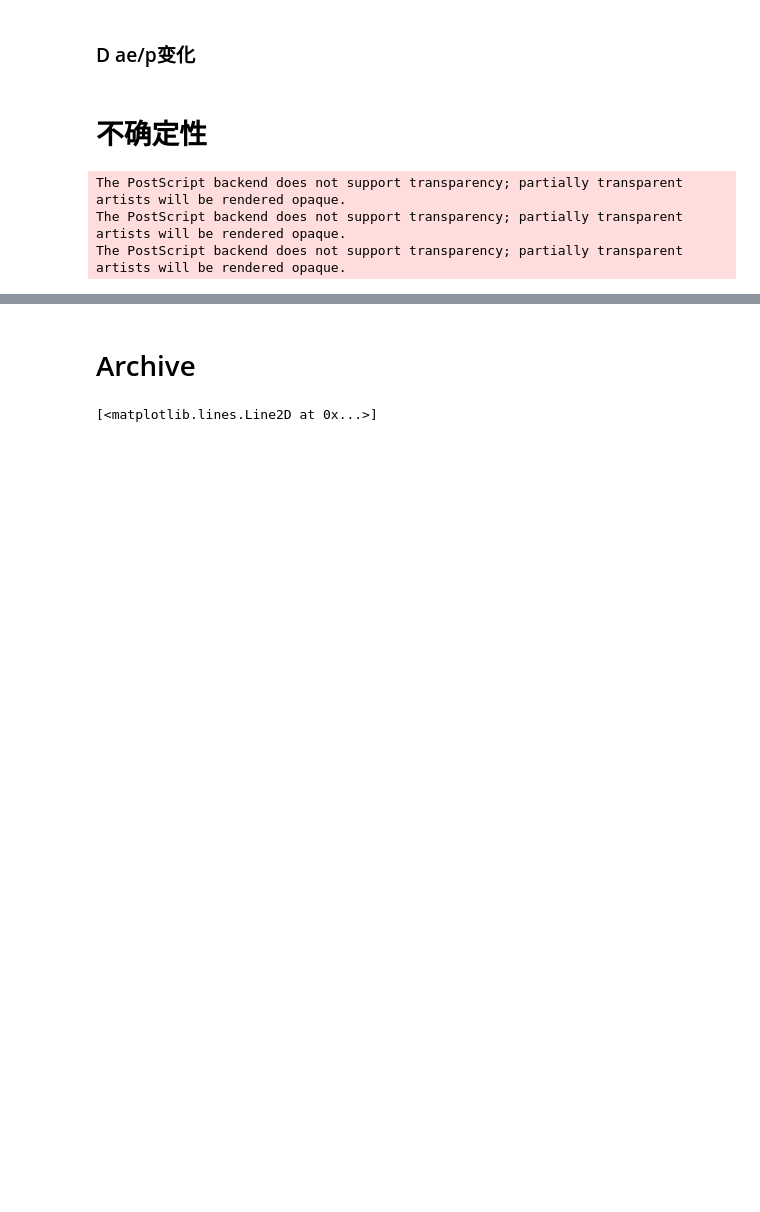
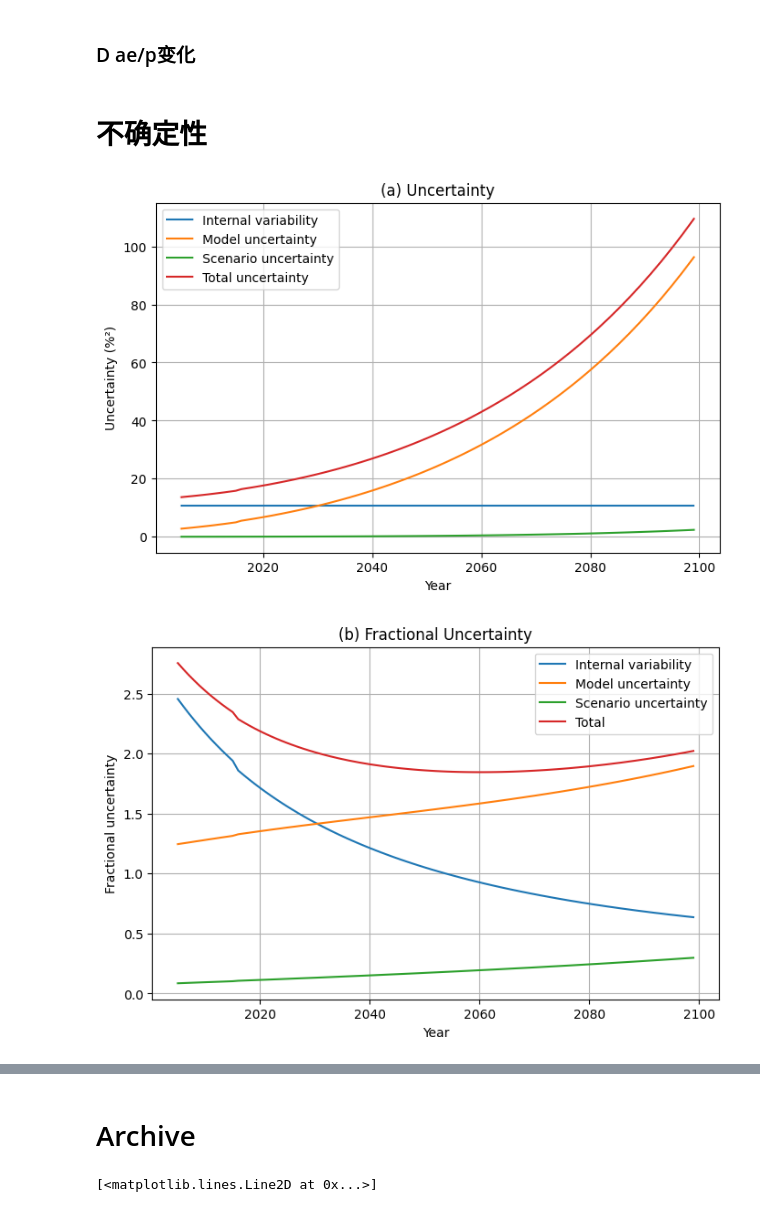
Before and after one commit to ZhongruiNing/FNRD, a Jupyter notebook: plot.ipynb, the cells around one changed output, grey strips where cells are left out. Saved outputs shown, nothing was run; the diff lists cells and outputs as text; code cells hidden in the pictures; blank space fills up the shorter version.

```diff
--- a/plot.ipynb
+++ b/plot.ipynb
@@ -1316,12 +1322,23 @@ n_models = 18
 
 gcms_list = ["ACCESS_CM2", "ACCESS_ESM1_5", "CanESM5", "CAS_ESM2_0", "CNRM_CM6_1", "EC_Earth3", "EC_Earth3_Veg_LR", "FGOALS_g3", "GFDL_ESM4", "GISS_E2_1_G", "GISS_E2_1_H", "INM_CM4_8", "INM_CM5_0", "IPSL_CM6A_LR", "MIROC6", "MRI_ESM2_0", "NorESM2_LM", "NorESM2_MM"]
 
-hist_data = pd.read_csv("../data/global_mean_series/gcm_bc/pr/pr_historical_global_mean_series.txt", sep='\t', parse_dates=['Time'], index_col='Time').resample("YS").sum(min_count=1)[gcms_list]['1860-01-01':'2014-12-31']
+# hist_data = pd.read_csv("../data/global_mean_series/gcm_ds/pr/pr_historical_global_mean_series.txt", sep='\t', parse_dates=['Time'], index_col='Time').resample("YS").sum(min_count=1)[gcms_list]['1860-01-01':'2014-12-31']
+# ssp126_data = pd.read_csv("../data/global_mean_series/gcm_ds/pr/pr_ssp126_global_mean_series.txt", sep='\t', parse_dates=['Time'], index_col='Time').resample("YS").sum(min_count=1)[gcms_list]['2016-01-01':'2099-12-31']
+# ssp245_data = pd.read_csv("../data/global_mean_series/gcm_ds/pr/pr_ssp245_global_mean_series.txt", sep='\t', parse_dates=['Time'], index_col='Time').resample("YS").sum(min_count=1)[gcms_list]['2016-01-01':'2099-12-31']
+# ssp370_data = pd.read_csv("../data/global_mean_series/gcm_ds/pr/pr_ssp370_global_mean_series.txt", sep='\t', parse_dates=['Time'], index_col='Time').resample("YS").sum(min_count=1)[gcms_list]['2016-01-01':'2099-12-31']
+# ssp585_data = pd.read_csv("../data/global_mean_series/gcm_ds/pr/pr_ssp585_global_mean_series.txt", sep='\t', parse_dates=['Time'], index_col='Time').resample("YS").sum(min_count=1)[gcms_list]['2016-01-01':'2099-12-31']
 
-ssp126_data = pd.read_csv("../data/global_mean_series/gcm_bc/pr/pr_ssp126_global_mean_series.txt", sep='\t', parse_dates=['Time'], index_col='Time').resample("YS").sum(min_count=1)[gcms_list]['2016-01-01':'2099-12-31']
-ssp245_data = pd.read_csv("../data/global_mean_series/gcm_bc/pr/pr_ssp245_global_mean_series.txt", sep='\t', parse_dates=['Time'], index_col='Time').resample("YS").sum(min_count=1)[gcms_list]['2016-01-01':'2099-12-31']
-ssp370_data = pd.read_csv("../data/global_mean_series/gcm_bc/pr/pr_ssp370_global_mean_series.txt", sep='\t', parse_dates=['Time'], index_col='Time').resample("YS").sum(min_count=1)[gcms_list]['2016-01-01':'2099-12-31']
-ssp585_data = pd.read_csv("../data/global_mean_series/gcm_bc/pr/pr_ssp585_global_mean_series.txt", sep='\t', parse_dates=['Time'], index_col='Time').resample("YS").sum(min_count=1)[gcms_list]['2016-01-01':'2099-12-31']
+# hist_data = pd.read_csv("../data/global_mean_series/gcm_ds/pet/pet_historical_global_mean_series.txt", sep='\t', parse_dates=['Time'], index_col='Time').resample("YS").sum(min_count=1)[gcms_list]['1860-01-01':'2014-12-31']
+# ssp126_data = pd.read_csv("../data/global_mean_series/gcm_ds/pet/pet_ssp126_global_mean_series.txt", sep='\t', parse_dates=['Time'], index_col='Time').resample("YS").sum(min_count=1)[gcms_list]['2016-01-01':'2099-12-31']
+# ssp245_data = pd.read_csv("../data/global_mean_series/gcm_ds/pet/pet_ssp245_global_mean_series.txt", sep='\t', parse_dates=['Time'], index_col='Time').resample("YS").sum(min_count=1)[gcms_list]['2016-01-01':'2099-12-31']
+# ssp370_data = pd.read_csv("../data/global_mean_series/gcm_ds/pet/pet_ssp370_global_mean_series.txt", sep='\t', parse_dates=['Time'], index_col='Time').resample("YS").sum(min_count=1)[gcms_list]['2016-01-01':'2099-12-31']
+# ssp585_data = pd.read_csv("../data/global_mean_series/gcm_ds/pet/pet_ssp585_global_mean_series.txt", sep='\t', parse_dates=['Time'], index_col='Time').resample("YS").sum(min_count=1)[gcms_list]['2016-01-01':'2099-12-31']
+
+hist_data = pd.read_csv("../data/global_mean_series/FNRD/natural_runoff/natural_runoff_historical_global_mean_series.txt", sep='\t', parse_dates=['Time'], index_col='Time').resample("YS").sum(min_count=1)[gcms_list]['1860-01-01':'2014-12-31']
+ssp126_data = pd.read_csv("../data/global_mean_series/FNRD/natural_runoff/natural_runoff_ssp126_global_mean_series.txt", sep='\t', parse_dates=['Time'], index_col='Time').resample("YS").sum(min_count=1)[gcms_list]['2016-01-01':'2099-12-31']
+ssp245_data = pd.read_csv("../data/global_mean_series/FNRD/natural_runoff/natural_runoff_ssp245_global_mean_series.txt", sep='\t', parse_dates=['Time'], index_col='Time').resample("YS").sum(min_count=1)[gcms_list]['2016-01-01':'2099-12-31']
+ssp370_data = pd.read_csv("../data/global_mean_series/FNRD/natural_runoff/natural_runoff_ssp370_global_mean_series.txt", sep='\t', parse_dates=['Time'], index_col='Time').resample("YS").sum(min_count=1)[gcms_list]['2016-01-01':'2099-12-31']
+ssp585_data = pd.read_csv("../data/global_mean_series/FNRD/natural_runoff/natural_runoff_ssp585_global_mean_series.txt", sep='\t', parse_dates=['Time'], index_col='Time').resample("YS").sum(min_count=1)[gcms_list]['2016-01-01':'2099-12-31']
 
 baseline = hist_data['1970-01-01':'2014-12-31'].mean()
 
@@ -1481,45 +1498,44 @@ plt.xlabel("Year")
 plt.title("(a) Uncertainty")
 plt.grid()
 plt.legend()
-plt.savefig("../images/future_climate_change/single/uncertainty_time_series.eps")
-plt.close()
+# plt.savefig("../images/future_climate_change/single/uncertainty_time_series.eps")
+# plt.close()
 
 # ---- (b) Fractional Uncertainty ----
 plt.figure(figsize=(8,5))
 plt.plot(FU_internal, label="Internal variability")
 plt.plot(FU_model, label="Model uncertainty")
 plt.plot(FU_scenario, label="Scenario uncertainty")
 plt.plot(FU_total, label="Total")
 plt.ylabel("Fractional uncertainty")
 plt.xlabel("Year")
 plt.title("(b) Fractional Uncertainty")
 plt.grid()
 plt.legend()
-plt.savefig("../images/future_climate_change/single/fractional_uncertainty_time_series.eps")
-plt.close()
+# plt.savefig("../images/future_climate_change/single/fractional_uncertainty_time_series.eps")
+# plt.close()
 
 # ---- (c) Proportion (堆积图) ----
 plt.figure(figsize=(8,5))
 plt.stackplot(
     time_series,
     PU_internal * 100,
     PU_model * 100,
     PU_scenario * 100,
     labels=[
         "Internal variability",
         "Model uncertainty",
         "Scenario uncertainty"
     ]
 )
 plt.ylim(0, 100)
 plt.ylabel("Proportion of Uncertainty (%)")
 plt.xlabel("Year")
 plt.title("(c) Proportion of Uncertainty")
 plt.legend(loc="upper left")
 plt.grid()
-plt.savefig("../images/future_climate_change/single/proportion_uncertainty_time_series.eps")
-plt.close()
+# plt.savefig("../images/future_climate_change/single/proportion_uncertainty_time_series.eps")
+# plt.close()
 # %% [output]
-The PostScript backend does not support transparency; partially transparent artists will be rendered opaque.
-The PostScript backend does not support transparency; partially transparent artists will be rendered opaque.
-The PostScript backend does not support transparency; partially transparent artists will be rendered opaque.
+[figure, added]
+[figure, added]
```
Also changed, not shown: parts of 3 cells of this notebook, 1 other file.
